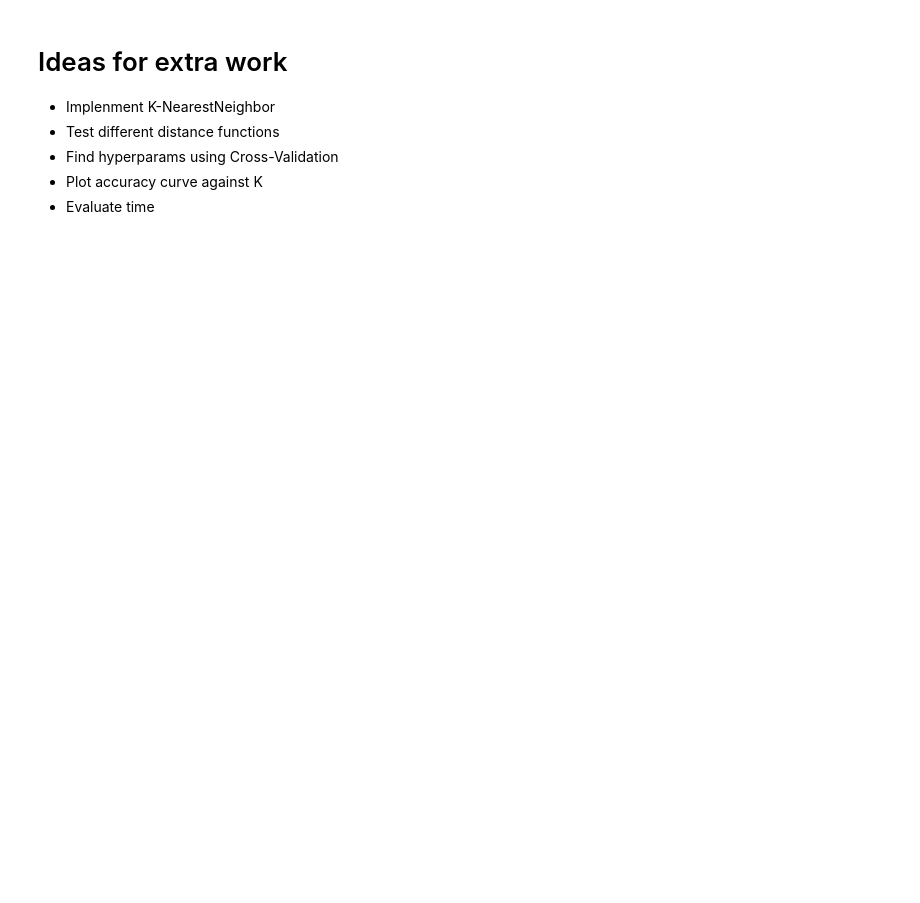
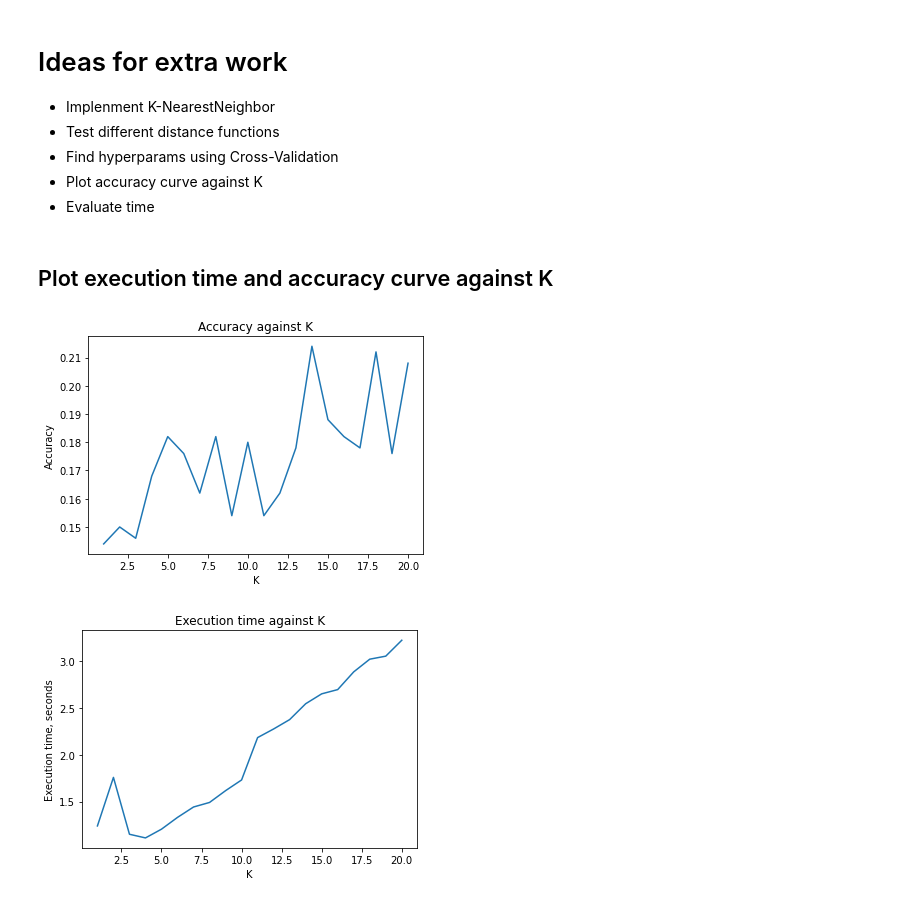
Before and after one commit to asminimulin/cv-course, a Jupyter notebook: 01-image-classification/main.ipynb, the cells around one changed output. Drawn from its saved outputs; the diff is of its cells as text; code cells hidden in the pictures; blank space fills up the shorter version.

```diff
--- a/01-image-classification/main.ipynb
+++ b/01-image-classification/main.ipynb
@@ -74,8 +74,8 @@ class Dataset:
 
     self.__train_images = np.array(prediction_basis)
 
-    self.__test_images = self.__get_images_array(test_ds)
-    self.__test_labels = self.__get_labels_array(test_ds)
+    self.__test_images = self.__get_images_array(test_ds)[:500]
+    self.__test_labels = self.__get_labels_array(test_ds)[:500]
 
 
   @property
@@ -90,7 +90,7 @@ class Dataset:
 
   @property
   def smoke_test(self) -> Tuple[np.array, np.array]:
-    return self.__test_images[:100], self.__test_labels[:100]
+    return self.__test_images[:10], self.__test_labels[:10]
 
 
   @staticmethod
@@ -253,3 +255,46 @@ Feel free to describe troubles here.
 - Find hyperparams using Cross-Validation
 - Plot accuracy curve against K
 - Evaluate time
+# %% [markdown]
+## Plot execution time and accuracy curve against K
+# %%
+def measure_model_performance(create_model_func, max_neighbors_num: int) -> Tuple[np.array, np.array, np.array]:
+  from time import time
+  neighbors_num_array = np.arange(1, max_neighbors_num + 1)
+  execution_time_list = [0.0] * max_neighbors_num
+  accuracy_list = [0.0] * max_neighbors_num
+
+  for neighbors_num in range(1, max_neighbors_num + 1):
+    model = create_model_func(neighbors_num)
+    model.fit(dataset.train)
+    start = time()
+    accuracy = validate(model, *dataset.validation)
+    end = time()
+    execution_time = end - start
+    execution_time_list[neighbors_num - 1] = execution_time
+    accuracy_list[neighbors_num - 1] = accuracy
+
+  return neighbors_num_array, np.array(accuracy_list), np.array(execution_time_list)
+
+def draw_plots(neighbors_num_array: np.array, accuracy_array: np.array, execution_time_array: np.array):
+  fig, ax = plt.subplots()
+  ax.plot(neighbors_num_array, accuracy_array)
+
+  ax.set_title("Accuracy against K")
+  ax.set_xlabel("K")
+  ax.set_ylabel("Accuracy")
+
+  plt.show()
+
+  fig, ax = plt.subplots()
+  ax.plot(neighbors_num_array, execution_time_array)
+  ax.set_title("Execution time against K")
+  ax.set_xlabel("K")
+  ax.set_ylabel("Execution time, seconds")
+
+  plt.show()
+# %%
+draw_plots(*measure_model_performance(NearestNeighbor.create_model, 20))
+# %% [output]
+[figure, added]
+[figure, added]
```
Also changed, not shown: parts of 11 cells of this notebook.
